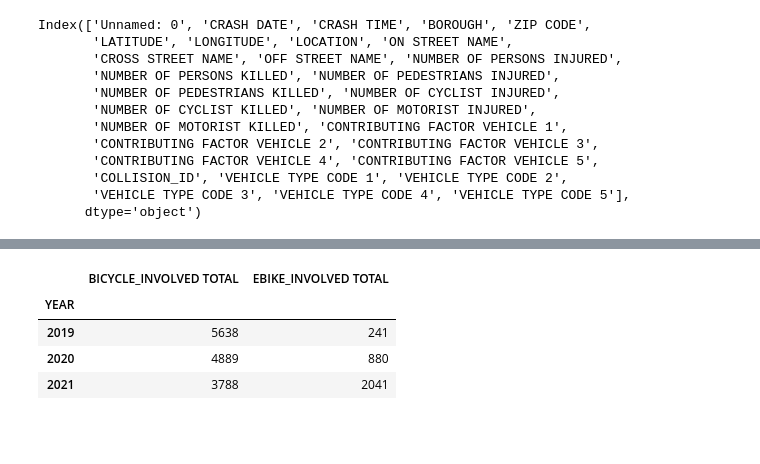
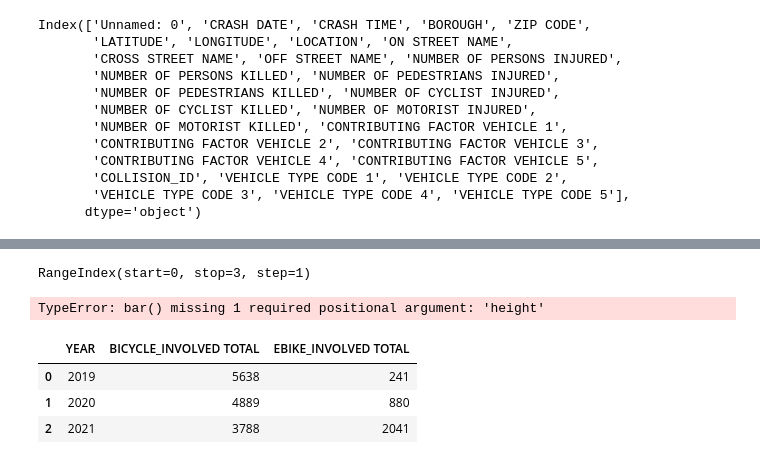
Before and after one commit to clyman23/spoke, a Jupyter notebook: notebooks/lizpysher/Crash_Data_2019_2020_2021.ipynb, the cells around one changed output, grey strips where cells are left out. Cells and saved outputs as stored; diff of their text form; code cells hidden in the pictures; blank space fills up the shorter version.

```diff
--- a/notebooks/lizpysher/Crash_Data_2019_2020_2021.ipynb
+++ b/notebooks/lizpysher/Crash_Data_2019_2020_2021.ipynb
@@ -157,0 +163,13 @@ yearly_num_injured_or_killed
+# %%
+# create column with year and month value
+crash_data['YEAR_MONTH'] = crash_data['CRASH DATE'].str[:7]
+
+# group by year and month
+year_month_num_injured_or_killed = crash_data.groupby('YEAR_MONTH', as_index=False).agg({'NUMBER OF CYCLIST INJURED':sum,'NUMBER OF CYCLIST KILLED':sum, 'NUMBER OF PEDESTRIANS INJURED':sum, 'NUMBER OF PEDESTRIANS KILLED':sum}).copy()
+
+# filter to 2019 and 2020
+year_month_2019_2020_injury = year_month_num_injured_or_killed.loc[(year_month_num_injured_or_killed['YEAR_MONTH'].str[:4] != '2021')].copy()
+year_month_2019_2020_injury.rename(columns={'YEAR_MONTH':'YEAR-MONTH'},inplace=True)
+year_month_2019_2020_injury['MONTH_NUM'] = year_month_2019_2020_injury.index
+year_month_2019_2020_injury
+# num cyclists injured went up from 2019 to 2020 while num cyclist killed, ped injured and ped killed went down
@@ -158,25 +285,32 @@ yearly_num_injured_or_killed
+# %%
+yearly_num_injured_or_killed.index
+# %% [output]
+RangeIndex(start=0, stop=3, step=1)
+# %%
+plt.bar(yearly_num_injured_or_killed['NUMBER OF CYCLIST INJURED'],)
+# %% [output]
+TypeError: bar() missing 1 required positional argument: 'height'
 # %%
 crash_data['BICYCLE_INVOLVED 1'] = crash_data['VEHICLE TYPE CODE 1']=='BICYCLE'
 crash_data['BICYCLE_INVOLVED 2'] = crash_data['VEHICLE TYPE CODE 2']=='BICYCLE'
 crash_data['BICYCLE_INVOLVED 3'] = crash_data['VEHICLE TYPE CODE 3']=='BICYCLE'
 crash_data['BICYCLE_INVOLVED 4'] = crash_data['VEHICLE TYPE CODE 4']=='BICYCLE'
 crash_data['BICYCLE_INVOLVED 5'] = crash_data['VEHICLE TYPE CODE 5']=='BICYCLE'
 crash_data['BICYCLE_INVOLVED TOTAL'] = crash_data['BICYCLE_INVOLVED 1']+crash_data['BICYCLE_INVOLVED 2']+crash_data['BICYCLE_INVOLVED 3']+crash_data['BICYCLE_INVOLVED 4']+crash_data['BICYCLE_INVOLVED 5']
 
 crash_data['EBIKE_INVOLVED 1'] = crash_data['VEHICLE TYPE CODE 1']=='EBIKE'
 crash_data['EBIKE_INVOLVED 2'] = crash_data['VEHICLE TYPE CODE 2']=='EBIKE'
 crash_data['EBIKE_INVOLVED 3'] = crash_data['VEHICLE TYPE CODE 3']=='EBIKE'
 crash_data['EBIKE_INVOLVED 4'] = crash_data['VEHICLE TYPE CODE 4']=='EBIKE'
 crash_data['EBIKE_INVOLVED 5'] = crash_data['VEHICLE TYPE CODE 5']=='EBIKE'
 crash_data['EBIKE_INVOLVED TOTAL'] = crash_data['EBIKE_INVOLVED 1']+crash_data['EBIKE_INVOLVED 2']+crash_data['EBIKE_INVOLVED 3']+crash_data['EBIKE_INVOLVED 4']+crash_data['EBIKE_INVOLVED 5']
 
-yearly_bike_ebike = crash_data.groupby('YEAR').agg({'BICYCLE_INVOLVED TOTAL':sum,'EBIKE_INVOLVED TOTAL':sum})
+yearly_bike_ebike = crash_data.groupby('YEAR', as_index=False).agg({'BICYCLE_INVOLVED TOTAL':sum,'EBIKE_INVOLVED TOTAL':sum})
 yearly_bike_ebike
 
 # num bike involved decreased, num ebike involved increases
 # %% [output]
-|  | BICYCLE_INVOLVED TOTAL | EBIKE_INVOLVED TOTAL |
-| YEAR |  |  |
-| 2019 | 5638 | 241 |
-| 2020 | 4889 | 880 |
-| 2021 | 3788 | 2041 |
+|  | YEAR | BICYCLE_INVOLVED TOTAL | EBIKE_INVOLVED TOTAL |
+| 0 | 2019 | 5638 | 241 |
+| 1 | 2020 | 4889 | 880 |
+| 2 | 2021 | 3788 | 2041 |
```
Also changed, not shown: parts of 10 cells of this notebook, 1 other file.
